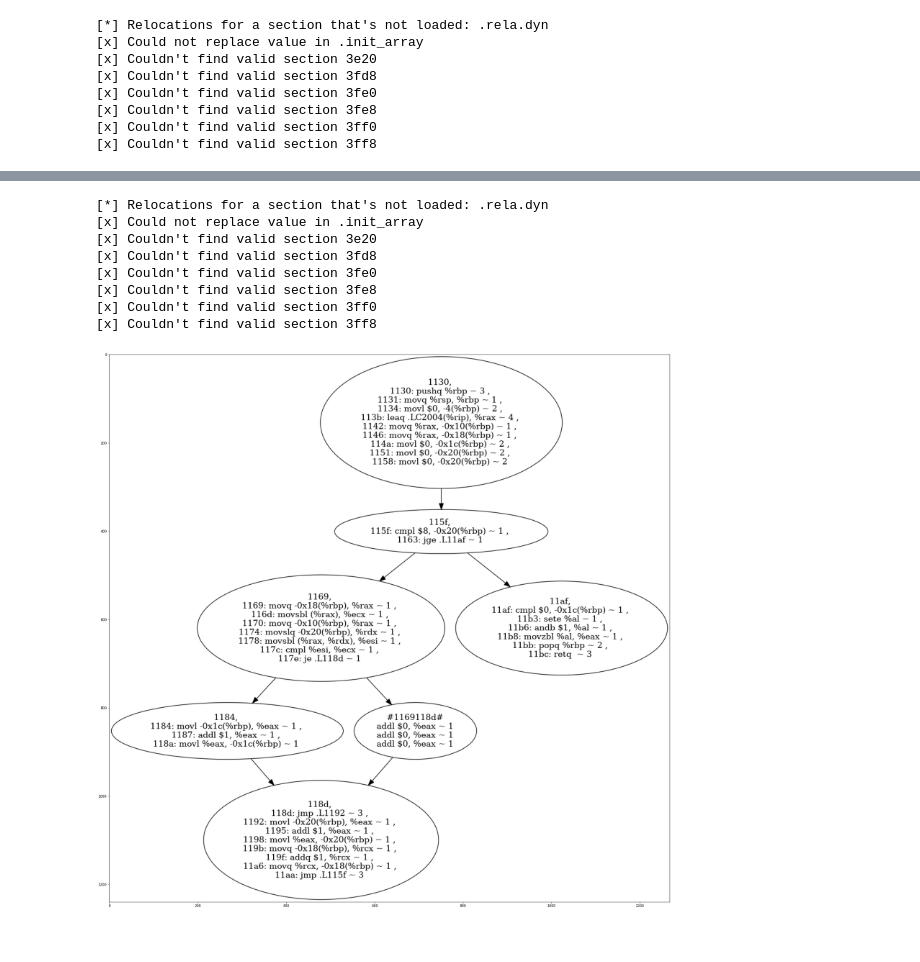
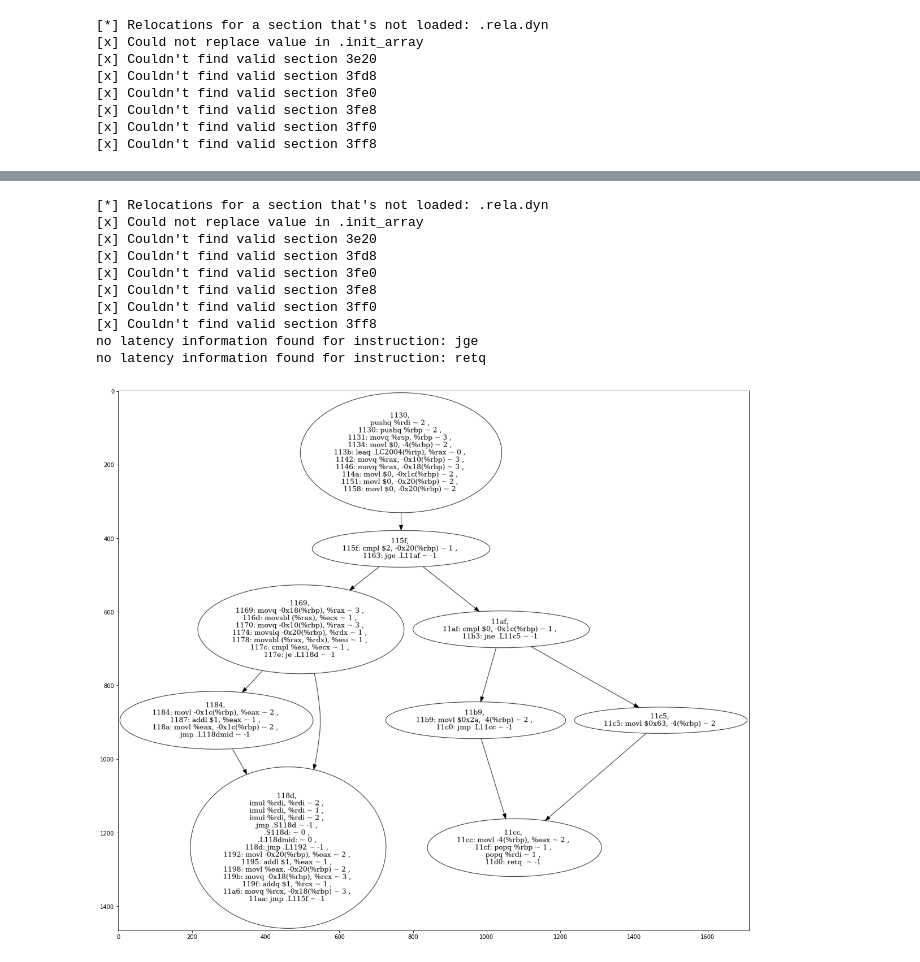
Before and after one commit to DBGilles/NemesisRetroWrite, a Jupyter notebook: retrowrite/rwtools/nemesis/samples_notebooks/8.0-password_comparison.ipynb, the cells around one changed output, grey strips where cells are left out. Cells and saved outputs as stored; diff of their text form; code cells hidden in the pictures.

```diff
--- a/retrowrite/rwtools/nemesis/samples_notebooks/8.0-password_comparison.ipynb
+++ b/retrowrite/rwtools/nemesis/samples_notebooks/8.0-password_comparison.ipynb
@@ -172,45 +39,32 @@ nodes after this jump is most likely not correct
-# %%
-from rwtools.nemesis.graph.utils import create_graph_structure
-from rwtools.nemesis.graph.utils import to_img
-from rwtools.nemesis.graph.balance import balance_branching_point
-
-
-outputfile = "./orig.s"
-loader, rw = setup(binary, outputfile)
-rw.dump()
-function_names = loader.container.function_names
-nodes, graph = create_graph_structure(loader.container, "main")
-fig, axs = plt.subplots(1, figsize=(30, 30))
-
-control_flow_graph = ControlFlowGraph(nodes=nodes, graph=graph)
-
-control_flow_graph.merge_consecutive_nodes()
-
-
-control_flow_graph.unwind_graph()
-
-control_flow_graph.insert_nodes()
-# control_flow_graph.equalize_branches()
-
-
-target_node = control_flow_graph.get_node('1169')
-control_flow_graph.set_stopping_nodes(target_node)
-balance_branching_point(control_flow_graph, target_node)
-
-# control_flow_graph.restore_cycles()
-
-target_node = control_flow_graph.get_node('11af')
-
-axs.imshow(to_img(graph))
-
-control_flow_graph.merge_inserted_nodes()
-# %% [output]
-[*] Relocations for a section that's not loaded: .rela.dyn
-[x] Could not replace value in .init_array
-[x] Couldn't find valid section 3e20
-[x] Couldn't find valid section 3fd8
-[x] Couldn't find valid section 3fe0
-[x] Couldn't find valid section 3fe8
-[x] Couldn't find valid section 3ff0
-[x] Couldn't find valid section 3ff8
-[figure, removed]
+# %%
+from rwtools.nemesis.nemesistool import NemesisInstrument
+figs, axs = plt.subplots(1, figsize=(20,20))
+
+binary = os.path.abspath("./password_comparison/password_comparison")
+outputfile = "./password_comparison_rw.s"
+
+nemesis = NemesisInstrument(binary, outputfile)
+
+# # axs[0].imshow(nemesis.render_cfg())
+axs.imshow(nemesis.render_cfg())
+
+
+target_node = nemesis.cfg.get_node('1169')
+nemesis.instrument(target_node)
+axs.imshow(nemesis.render_cfg())
+
+# axs[1].imshow(nemesis.render_cfg())
+
+nemesis.dump()
+# %% [output]
+[*] Relocations for a section that's not loaded: .rela.dyn
+[x] Could not replace value in .init_array
+[x] Couldn't find valid section 3e20
+[x] Couldn't find valid section 3fd8
+[x] Couldn't find valid section 3fe0
+[x] Couldn't find valid section 3fe8
+[x] Couldn't find valid section 3ff0
+[x] Couldn't find valid section 3ff8
+no latency information found for instruction: jge
+no latency information found for instruction: retq
+[figure, added]
```
Also changed, not shown: parts of 7 cells of this notebook, 26 other files.
